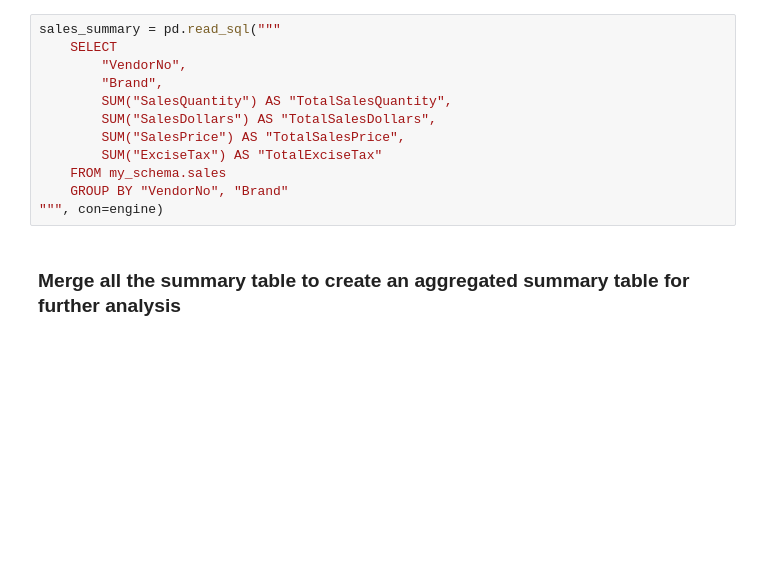
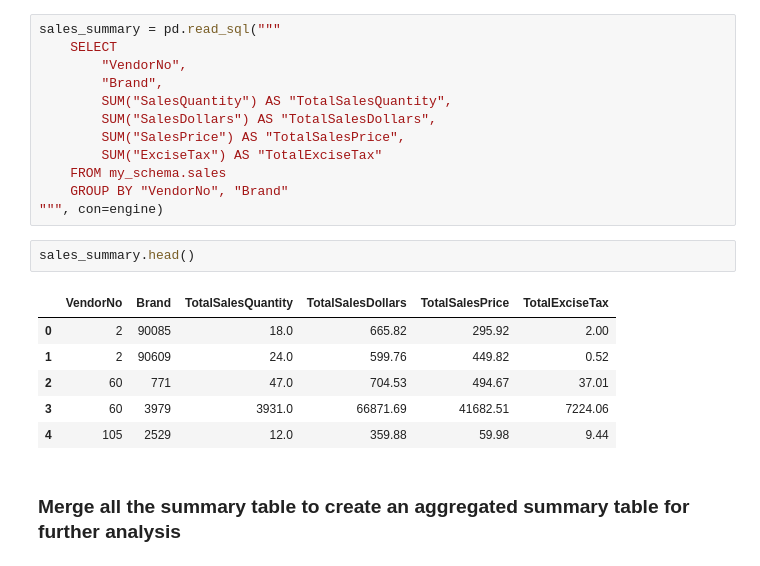
Before and after one commit to shima-maleki/Vendor_Performance_Analysis, a Jupyter notebook: notebooks/02_exploratory_analysis.ipynb, the cells around one changed output. Cells and saved outputs as stored; diff of their text form; blank space fills up the shorter version.

```diff
--- a/notebooks/02_exploratory_analysis.ipynb
+++ b/notebooks/02_exploratory_analysis.ipynb
@@ -292,6 +318,15 @@ sales_summary = pd.read_sql("""
     FROM my_schema.sales
     GROUP BY "VendorNo", "Brand"
 """, con=engine)
+# %%
+sales_summary.head()
+# %% [output]
+|  | VendorNo | Brand | TotalSalesQuantity | TotalSalesDollars | TotalSalesPrice | TotalExciseTax |
+| 0 | 2 | 90085 | 18.0 | 665.82 | 295.92 | 2.00 |
+| 1 | 2 | 90609 | 24.0 | 599.76 | 449.82 | 0.52 |
+| 2 | 60 | 771 | 47.0 | 704.53 | 494.67 | 37.01 |
+| 3 | 60 | 3979 | 3931.0 | 66871.69 | 41682.51 | 7224.06 |
+| 4 | 105 | 2529 | 12.0 | 359.88 | 59.98 | 9.44 |
 # %% [markdown]
 ### Merge all the summary table to create an aggregated summary table for further analysis
 # %%
```
Also changed, not shown: parts of 12 cells of this notebook, 1 other file.
